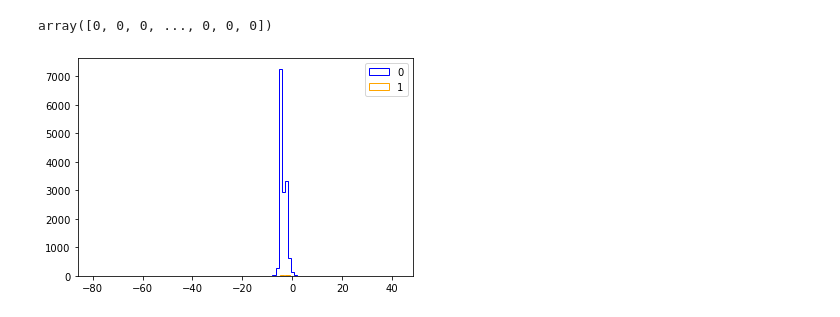
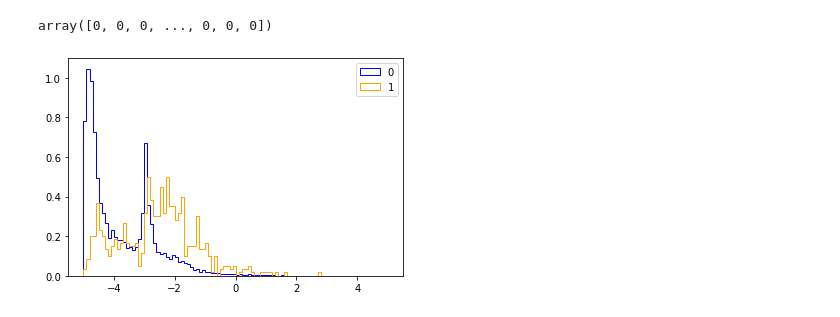
Before and after one commit to randolphwanjiru/DSP4380, a Jupyter notebook: Tabular/Customer Satisification Project Submission.ipynb, the cells around one changed output. Drawn from its saved outputs; the diff is of its cells as text; code cells hidden in the pictures.

```diff
--- a/Tabular/Customer Satisification Project Submission.ipynb
+++ b/Tabular/Customer Satisification Project Submission.ipynb
@@ -193,5 +236,0 @@ Index(['ID', 'var3', 'var15', 'imp_ent_var16_ult1', 'imp_op_var39_comer_ult1',
-# %%
-# Separate features (X) and target variable (y) for training data
-X_train = train_df.drop(columns=['ID','TARGET'])
-y_train = train_df['TARGET']
-display(X_train.columns)
@@ -226,3 +236,0 @@ Index(['var3', 'var15', 'imp_ent_var16_ult1', 'imp_op_var39_comer_ult1',
-# %%
-# Split the training data into training and validation sets
-X_train, X_val, y_train, y_val = train_test_split(X_train, y_train, test_size=0.2, random_state=42)
@@ -231,2 +236,0 @@ scaler = StandardScaler()
-# %%
-scaler.fit(X_train)
@@ -246,3 +236,0 @@ model = LogisticRegression(class_weight='balanced', max_iter=1000)
-# %%
-# Train the model on the training data
-model.fit(X_train_scaled, y_train)
@@ -295,15 +328,15 @@ array([0, 0, 0, ..., 0, 0, 0])
 # %%
 X_val_0 = X_val[y_val.to_numpy() == 0]
 X_val_1 = X_val[y_val.to_numpy() == 1]
 
 plt.figure()
 
-plt.hist(Fisher.decision_function(X_val_0.to_numpy()), bins=100, histtype="step", color="blue", label="0", stacked=True)
+plt.hist(Fisher.decision_function(X_val_0.to_numpy()), bins=100, histtype="step", color="blue", label="0", stacked=True, density =1, range = (-5,5))
 
-plt.hist(Fisher.decision_function(X_val_1.to_numpy()), bins=100, histtype="step", color="orange", label="1", stacked=True)
+plt.hist(Fisher.decision_function(X_val_1.to_numpy()), bins=100, histtype="step", color="orange", label="1", stacked=True, density =1, range = (-5,5))
 
 plt.legend(loc='upper right')
 
 plt.show()
 # %% [output]
-[figure, old version]
+[figure, new version]
```
Also changed, not shown: parts of 35 cells of this notebook.
